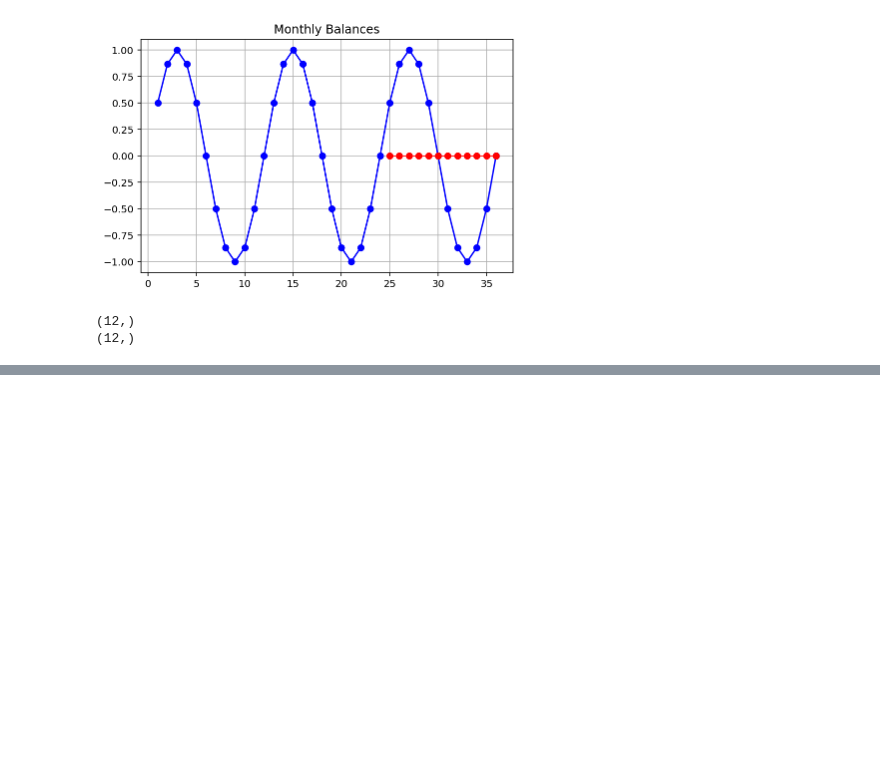
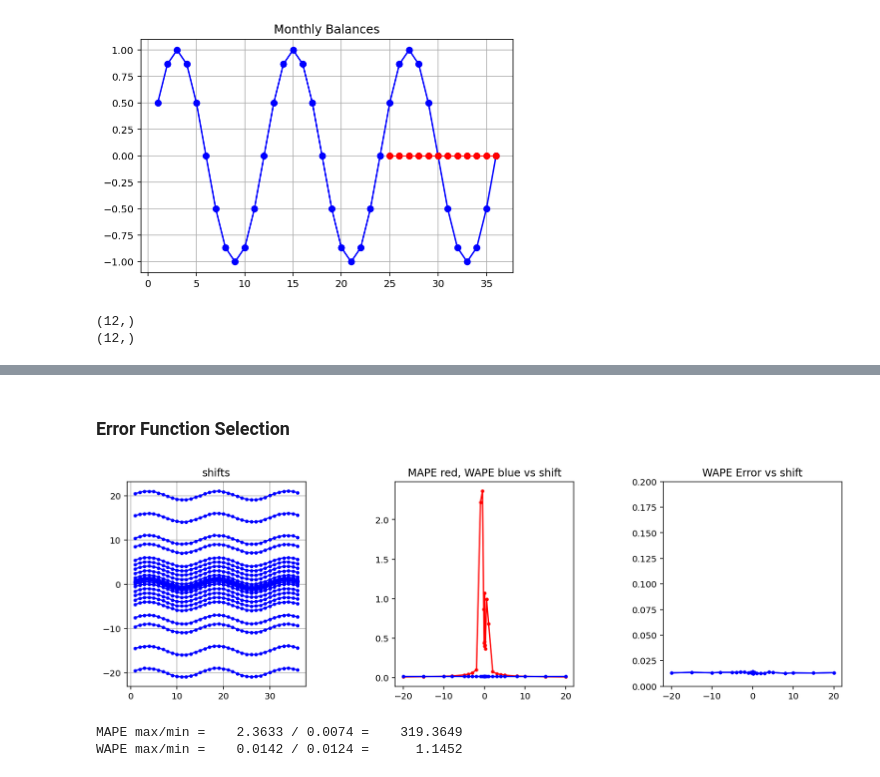
Before and after one commit to lselector/notebooks, a Jupyter notebook: Time_Series_Forecast_Selective_Reporting.ipynb, the cells around one changed output, grey strips where cells are left out. Cells and saved outputs as stored; diff of their text form; code cells hidden in the pictures; blank space fills up the shorter version.

Commit message:
wape() is finished

```diff
--- a/Time_Series_Forecast_Selective_Reporting.ipynb
+++ b/Time_Series_Forecast_Selective_Reporting.ipynb
@@ -36,22 +36,3 @@ print(vals_pred.shape)
 # %% [output]
 (12,)
 (12,)
-# %%
-# Let's calculate the WAPE of the prediction
-# https://www.baeldung.com/cs/mape-vs-wape-vs-wmape
-
-def wape (actual, predicted):
-    Na = len(actual)
-    Np = len(predicted)
-    if Na == 0 or Np == 0 or Na != Np:
-        return np.nan
-    denom = np.absolute(actual).sum()
-    if denom <= 0:
-        return np.nan
-    nomin = np.absolute(actual - predicted).sum()
-    return (nomin / denom) / Na
-
-# test
-# print(wape(np.array([1,2,3]),np.array([1,2,3])))
-# print(wape(np.array([1,2,3]),np.array([1,2,2])))
-# print(wape(np.array([0,0,0]),np.array([1,2,2])))
@@ -89,0 +116,49 @@ plt.show() ; # semicolon needed to remove text output on top
+# %% [markdown]
+### Error Function Selection
+# %%
+months = np.arange(1, 37, 1)
+vals   = np.sin(months*2*math.pi/15.0)
+levels = [-20,-15,-10,-8,-5,-4,-3,
+          -2,-1,-0.5,-0.2,-0.1,0.05,0,0.05,0.1,0.2,0.5,1,2,
+          3,4,5,8,10,15,20]
+
+fig, ax = plt.subplots(nrows=1, ncols=3, figsize=(12,4))
+ax0, ax1, ax2 = ax.flatten()
+
+_ = ax0.set_title(f"shifts")
+_ = ax1.set_title(f"MAPE red, WAPE blue vs shift")
+_ = ax2.set_title(f"WAPE Error vs shift")
+_ = ax0.grid(True)
+
+errs_mape = []
+errs_wape = []
+for level in levels:
+    rand_arr = 0.1*np.random.rand(len(vals))
+    vals1 = vals+level+rand_arr
+    vals2 = vals+level+0.2 # second ("predicted") curve shifted by 10% of amplitude
+    errs_mape.append(round(mape(vals1,vals2),4))
+    errs_wape.append(round(wape(vals1,vals2),4))
+    _ = ax0.plot(months, vals1, color="blue", marker='.')
+
+_ = ax1.plot(levels, errs_mape, color="red" , marker='.')
+_ = ax1.plot(levels, errs_wape, color="blue", marker='.')
+_ = ax2.plot(levels, errs_wape, color="blue", marker='.')
+_ = ax2.plot(levels, errs_wape, color="blue", marker='.')
+_ = ax2.set(ylim=(0.0, max(0.2, np.max(errs_wape))))
+
+fig.tight_layout()
+plt.subplots_adjust(wspace=0.50, hspace=1.0)
+plt.show() ;
+# %% [output]
+[figure, added]
+# %%
+mape_max = np.max(errs_mape)
+mape_min = np.min(errs_mape)
+wape_max = np.max(errs_wape)
+wape_min = np.min(errs_wape)
+
+print(f"MAPE max/min = {mape_max:9.4f} / {mape_min:6.4f} = {(mape_max/mape_min):11,.4f}")
+print(f"WAPE max/min = {wape_max:9.4f} / {wape_min:6.4f} = {(wape_max/wape_min):11,.4f}")
+# %% [output]
+MAPE max/min =    2.3633 / 0.0074 =    319.3649
+WAPE max/min =    0.0142 / 0.0124 =      1.1452
```
Also changed, not shown: parts of 11 cells of this notebook, 1 other file.
